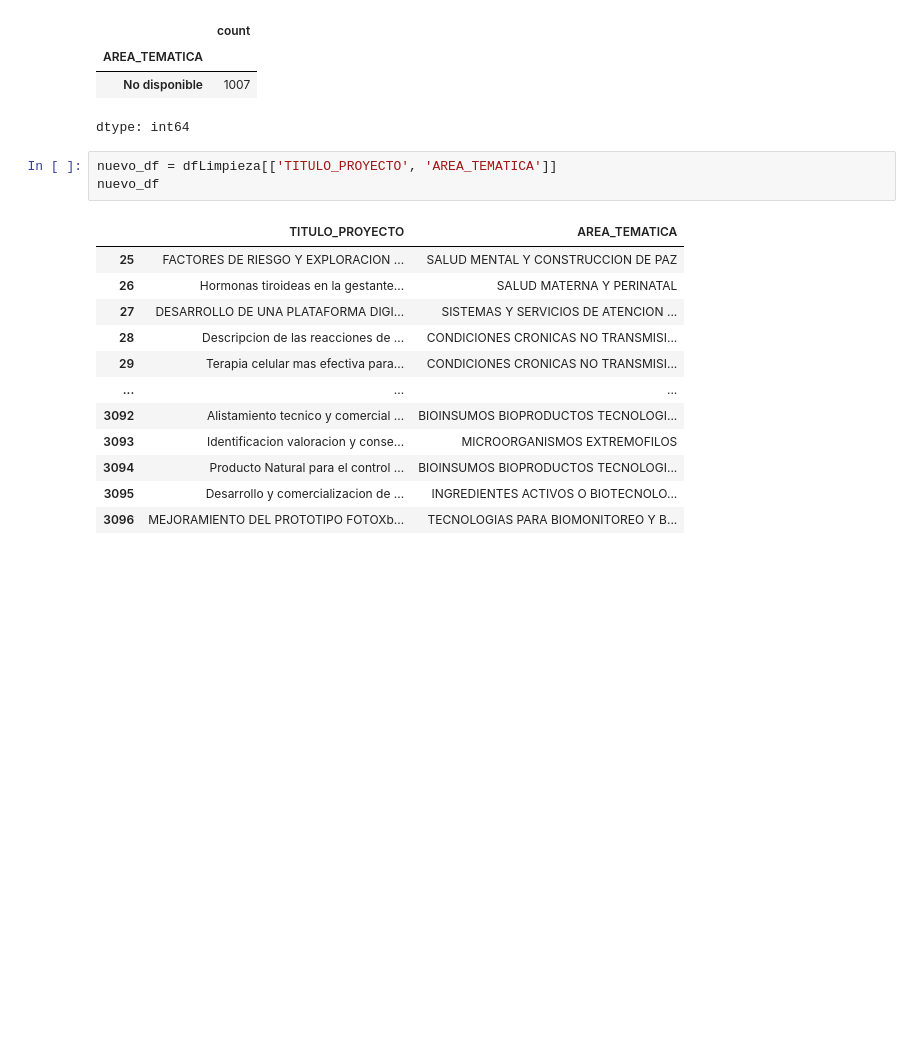
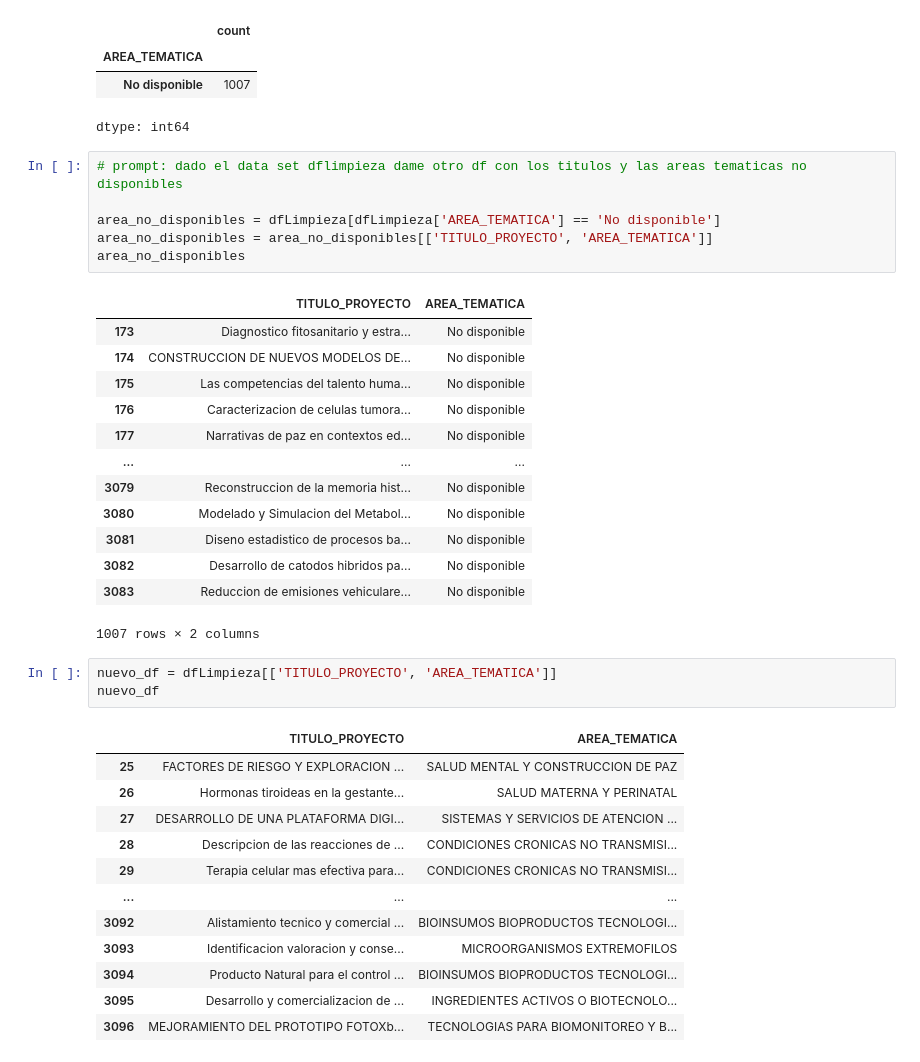
Before and after one commit to Diazbj/ProyectoAnalisisDeDatos, a Jupyter notebook: ProyectoAD.ipynb, the cells around one changed output. Saved outputs shown, nothing was run; the diff lists cells and outputs as text; blank space fills up the shorter version.

```diff
--- a/ProyectoAD.ipynb
+++ b/ProyectoAD.ipynb
@@ -354,6 +354,26 @@ noDisponible
 | AREA_TEMATICA |  |
 | No disponible | 1007 |
 dtype: int64
+# %%
+# prompt: dado el data set dflimpieza dame otro df con los titulos y las areas tematicas no disponibles
+
+area_no_disponibles = dfLimpieza[dfLimpieza['AREA_TEMATICA'] == 'No disponible']
+area_no_disponibles = area_no_disponibles[['TITULO_PROYECTO', 'AREA_TEMATICA']]
+area_no_disponibles
+# %% [output]
+|  | TITULO_PROYECTO | AREA_TEMATICA |
+| 173 | Diagnostico fitosanitario y estra... | No disponible |
+| 174 | CONSTRUCCION DE NUEVOS MODELOS DE... | No disponible |
+| 175 | Las competencias del talento huma... | No disponible |
+| 176 | Caracterizacion de celulas tumora... | No disponible |
+| 177 | Narrativas de paz en contextos ed... | No disponible |
+| ... | ... | ... |
+| 3079 | Reconstruccion de la memoria hist... | No disponible |
+| 3080 | Modelado y Simulacion del Metabol... | No disponible |
+| 3081 | Diseno estadistico de procesos ba... | No disponible |
+| 3082 | Desarrollo de catodos hibridos pa... | No disponible |
+| 3083 | Reduccion de emisiones vehiculare... | No disponible |
+1007 rows × 2 columns
 # %%
 nuevo_df = dfLimpieza[['TITULO_PROYECTO', 'AREA_TEMATICA']]
 nuevo_df
```
Also changed, not shown: parts of 1 cell of this notebook.
